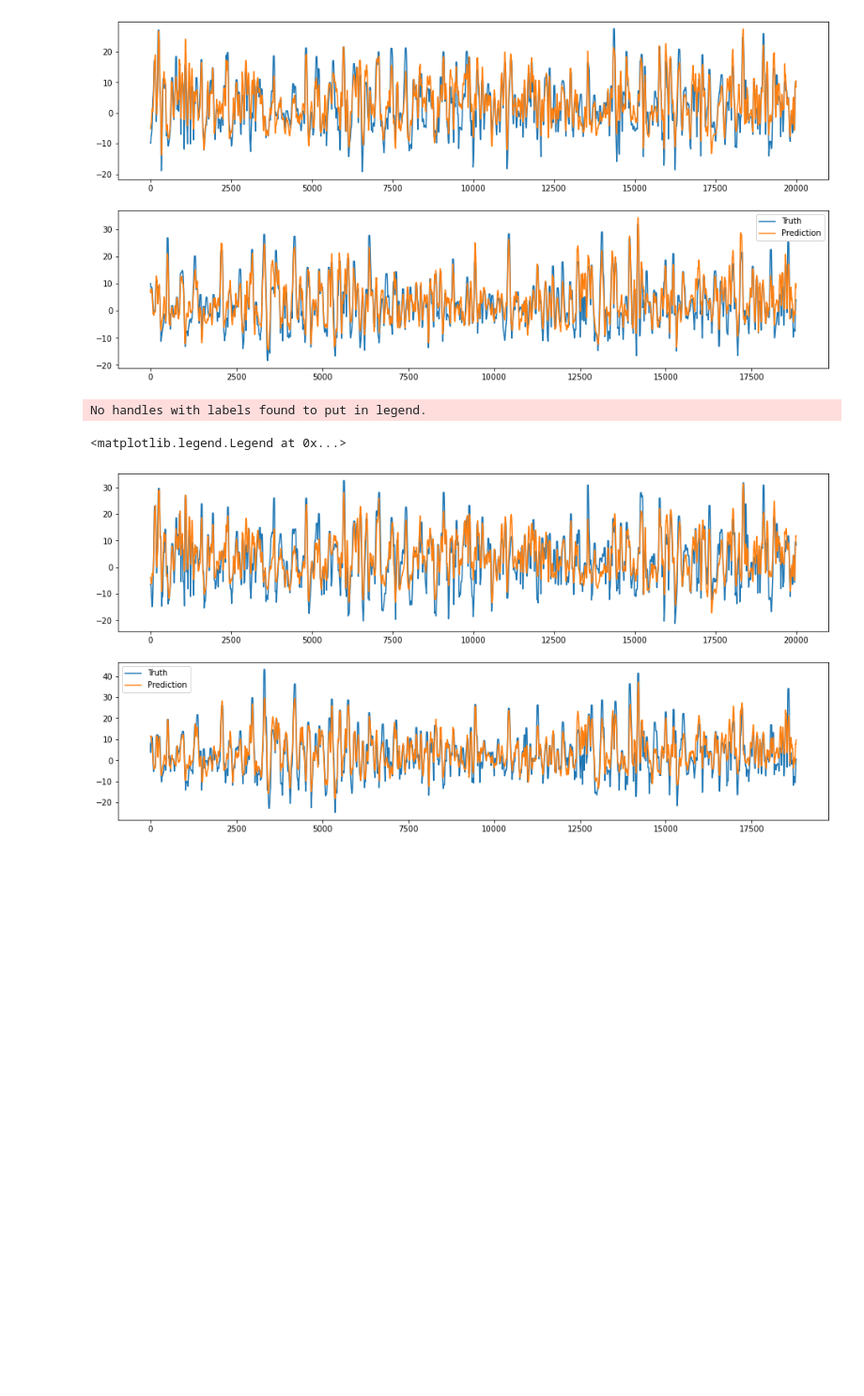
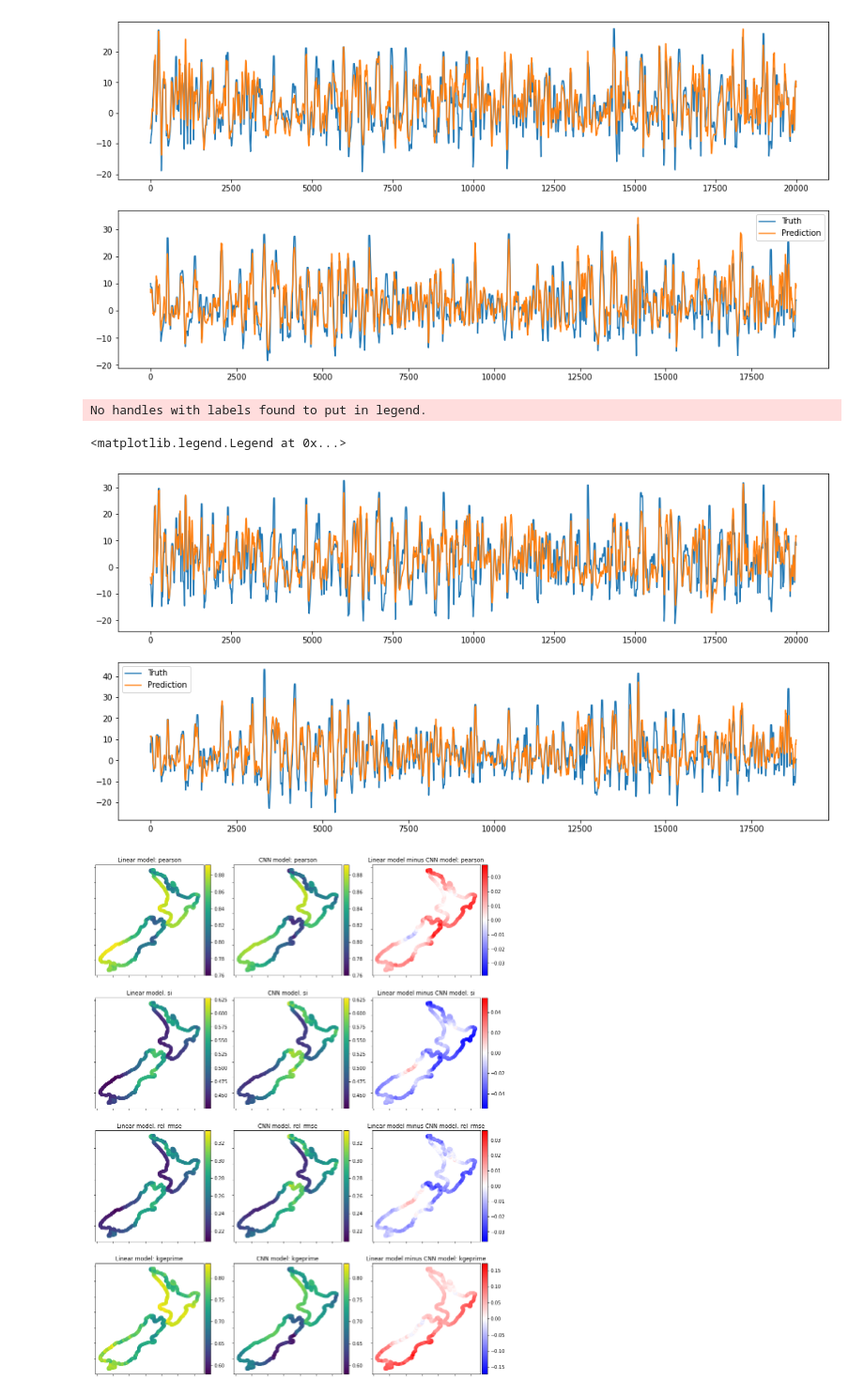
Before and after one commit to javitausia/geocean-nz-ss, a Jupyter notebook: notebooks/model_CNN-regional_1.ipynb, the cells around one changed output. Shown at 94% size. Drawn from its saved outputs; the diff is of its cells as text; code cells hidden in the pictures; blank space fills up the shorter version.

Commit message:
update notebooks, now mda+rbf working and results cleaner

```diff
--- a/notebooks/model_CNN-regional_1.ipynb
+++ b/notebooks/model_CNN-regional_1.ipynb
@@ -846,3 +893,63 @@ plt.legend()
 No handles with labels found to put in legend.
 <matplotlib.legend.Legend at 0x...>
 [figure]
+# %%
+from mpl_toolkits.axes_grid1 import make_axes_locatable
+%matplotlib inline
+
+linear_results = xr.open_dataset('/home/metocean/geocean-nz-ss/data/statistics/experiments/linear_superfinal.nc')
+best_linear_results = linear_results.squeeze()#.sel(grad=True, winds=True, tlapse=3, region='local_2.5_2.5', tresample='1D')
+best_linear_results
+
+metrics = ['pearson', 'si', 'rel_rmse', 'kgeprime']
+
+sites_linear = [s for s in best_linear_results.site.values if s in predictand.site.values]
+lons_linear = ss_dset.sel(site=sites_linear).lon.values
+lats_linear = ss_dset.sel(site=sites_linear).lat.values
+
+sites_nn = predictand.site.values
+lons_nn = ss_dset.sel(site=sites_nn).lon.values
+lats_nn = ss_dset.sel(site=sites_nn).lat.values
+
+fig, axes = plt.subplots(ncols=3, nrows=len(metrics), figsize=(15,5*len(metrics)))
+
+for im, metric in enumerate(metrics):
+
+    vals_linear = best_linear_results.sel(site=sites_linear)[metric].values
+    vals_nn = stats_val[metric]
+
+    vals_diff = vals_linear.squeeze() - np.array([stats_val[metric][np.where(sites_nn==s)[0][0]] for s in sites_linear]).squeeze()
+
+    vmin = min(np.min(vals_linear), np.min(vals_nn))
+    vmax = max(np.max(vals_linear), np.max(vals_nn))
+
+    vdiff_max = np.max(np.abs(vals_diff))
+
+    p=axes[im,0].scatter(lons_linear, lats_linear,
+                      c=vals_linear, vmin=vmin, vmax=vmax)
+    divider = make_axes_locatable(axes[im,0])
+    cax = divider.append_axes('right', size='5%', pad=0.05)
+    fig.colorbar(p, cax=cax, orientation='vertical')
+    axes[im,0].set_yticklabels([])
+    axes[im,0].set_xticklabels([])
+    axes[im,0].set_title("Linear model: "+metric)
+
+    p=axes[im,1].scatter(lons_nn, lats_nn,
+                      c=vals_nn, vmin=vmin, vmax=vmax)
+    divider = make_axes_locatable(axes[im,1])
+    cax = divider.append_axes('right', size='5%', pad=0.05)
+    fig.colorbar(p, cax=cax, orientation='vertical')
+    axes[im,1].set_yticklabels([])
+    axes[im,1].set_xticklabels([])
+    axes[im,1].set_title("CNN model: "+metric)
+
+    p=axes[im,2].scatter(lons_linear, lats_linear,
+                         c=vals_diff, cmap='bwr', vmin=-vdiff_max, vmax=vdiff_max)
+    divider = make_axes_locatable(axes[im,2])
+    cax = divider.append_axes('right', size='5%', pad=0.05)
+    fig.colorbar(p, cax=cax, orientation='vertical')
+    axes[im,2].set_yticklabels([])
+    axes[im,2].set_xticklabels([])
+    axes[im,2].set_title("Linear model minus CNN model: "+metric)
+# %% [output]
+[figure, added]
```
Also changed, not shown: parts of 28 cells of this notebook, 4 other files.
